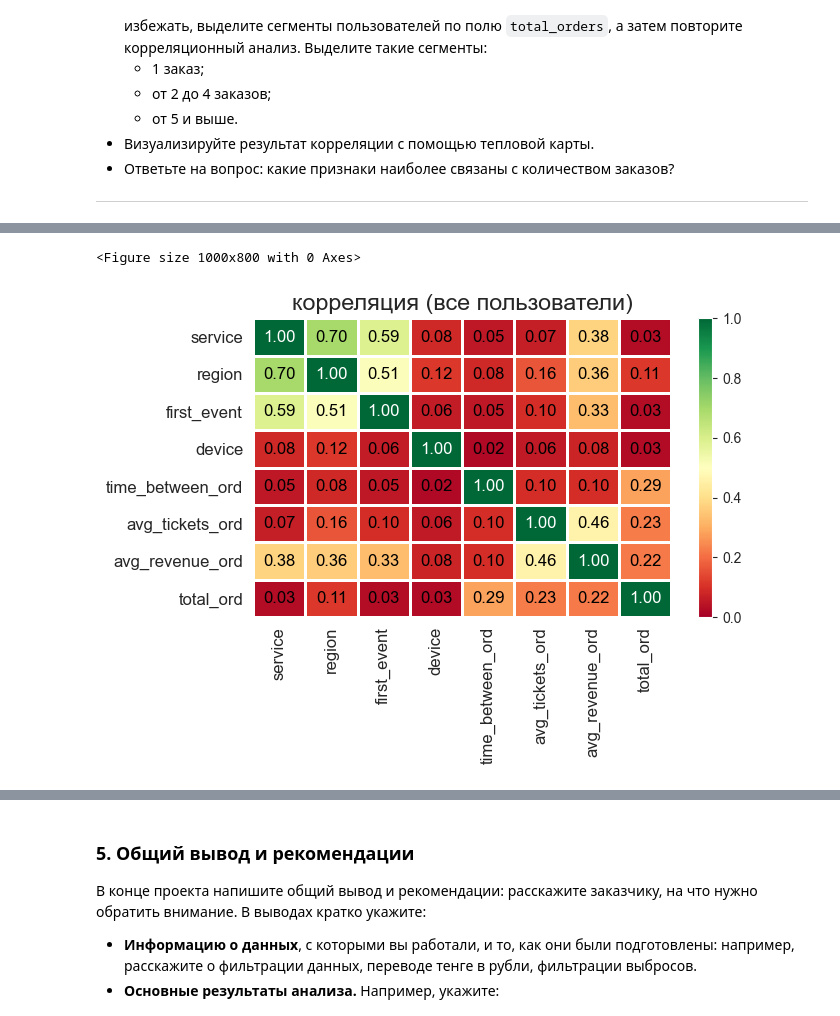
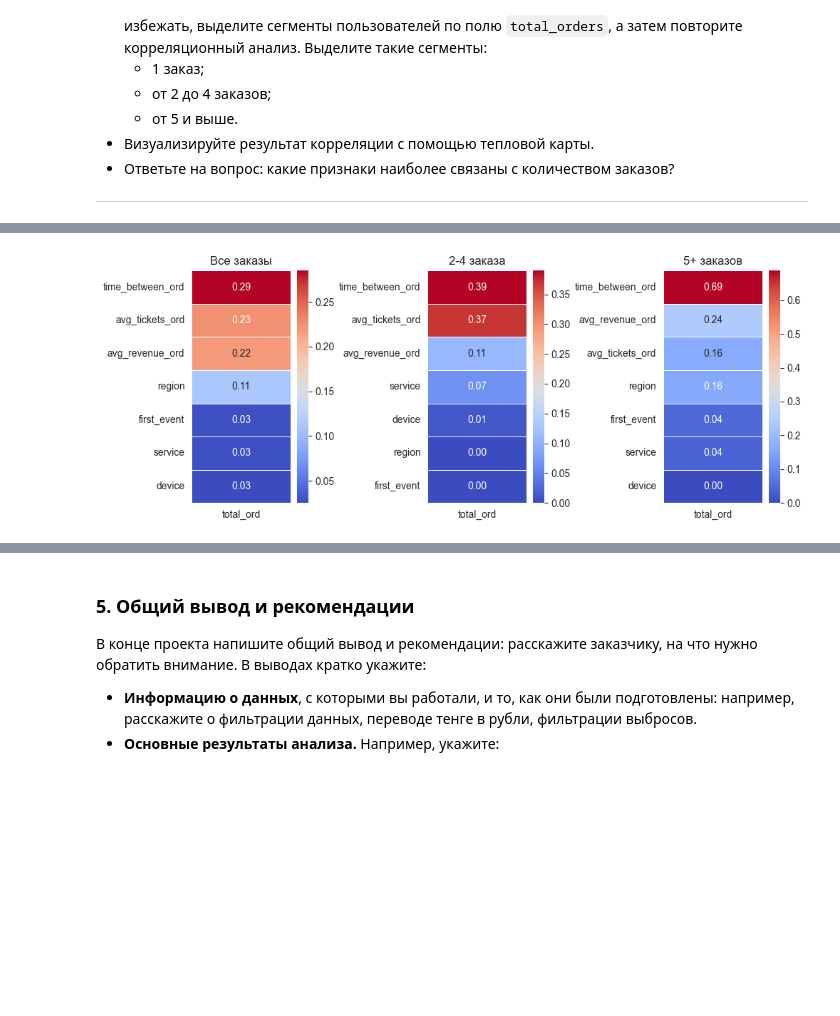
Before and after one commit to obitatel/afisha, a Jupyter notebook: Яндекс-Афиша_исследование_Юнгеров.ipynb, the cells around one changed output, grey strips where cells are left out. Saved outputs shown, nothing was run; the diff lists cells and outputs as text; code cells hidden in the pictures; blank space fills up the shorter version.

```diff
--- a/Яндекс-Афиша_исследование_Юнгеров.ipynb
+++ b/Яндекс-Афиша_исследование_Юнгеров.ipynb
@@ -385,0 +530,9 @@ Length: 81, dtype: str
+# %%
+df = df.sort_values(['user_id', 'created_ts_msk']).copy()
+
+df['days_since_prev'] = (
+    df.groupby('user_id')['created_dt_msk']
+    .diff()
+    .dt.days
+)
+df.info()
@@ -1624,6 +2062,3 @@ plt.show()
 # %%
-df_corr = user_profile.copy()
-
-features = ['total_ord', 'avg_revenue_ord', 'avg_tickets_ord',
-            'time_between_ord', 'device', 'first_event', 'region', 'service']
-df_corr = df_corr[features]
+data_for_corr = user_profile.drop(columns=['first_order_date', 'last_order_date', 'user_id', 'is_two', 'is_five', 'cat_avg_ticket'])
+data_for_corr.head(3)
@@ -1630,3 +2070,6 @@ df_corr = df_corr[features]
 # %%
-phi_matrix = df_corr.phik_matrix(interval_cols=['total_ord', 'avg_revenue_ord', 'avg_tickets_ord', 'time_between_ord'])
-phi_matrix.round(2)
+# Интервальные данные:
+interval_cols = ['total_ord', 'avg_revenue_ord', 'avg_tickets_ord', 'time_between_ord']
+corr_data_all_orders = data_for_corr.phik_matrix(interval_cols=interval_cols)
+corr_data_2_4_orders = data_for_corr[(data_for_corr['total_ord']>1) & (data_for_corr['total_ord']<5)].phik_matrix(interval_cols=interval_cols)
+corr_data_5_more_orders = data_for_corr[(data_for_corr['total_ord']>=5)].phik_matrix(interval_cols=interval_cols)
@@ -1643,13 +2076,19 @@ phi_matrix.round(2)
 # %%
-plt.figure(figsize=(10, 8))
-plot_correlation_matrix(phi_matrix.values,
-                        x_labels=phi_matrix.columns,
-                        y_labels=phi_matrix.index,
-                        vmin=0, vmax=1,
-                        title='корреляция (все пользователи)',
-                        fontsize_factor=1.2)
+fig, axes = plt.subplots(1, 3, figsize=(10, 4))
+
+sns.heatmap(data=corr_data_all_orders[['total_ord']].drop('total_ord').sort_values(by='total_ord', ascending=False),
+            annot=True, fmt='.2f', linewidths=0.5, cmap='coolwarm', ax=axes[0])
+axes[0].set_title('Все заказы')
+
+sns.heatmap(data=corr_data_2_4_orders[['total_ord']].drop('total_ord').sort_values(by='total_ord', ascending=False),
+            annot=True, fmt='.2f', linewidths=0.5, cmap='coolwarm', ax=axes[1])
+axes[1].set_title('2-4 заказа')
+
+sns.heatmap(data=corr_data_5_more_orders[['total_ord']].drop('total_ord').sort_values(by='total_ord', ascending=False),
+            annot=True, fmt='.2f', linewidths=0.5, cmap='coolwarm', ax=axes[2])
+axes[2].set_title('5+ заказов')
+
 plt.tight_layout()
 plt.show()
 # %% [output]
-<Figure size 1000x800 with 0 Axes>
-[figure, old version]
+[figure, new version]
```
Also changed, not shown: parts of 57 cells of this notebook, 1 other file.
